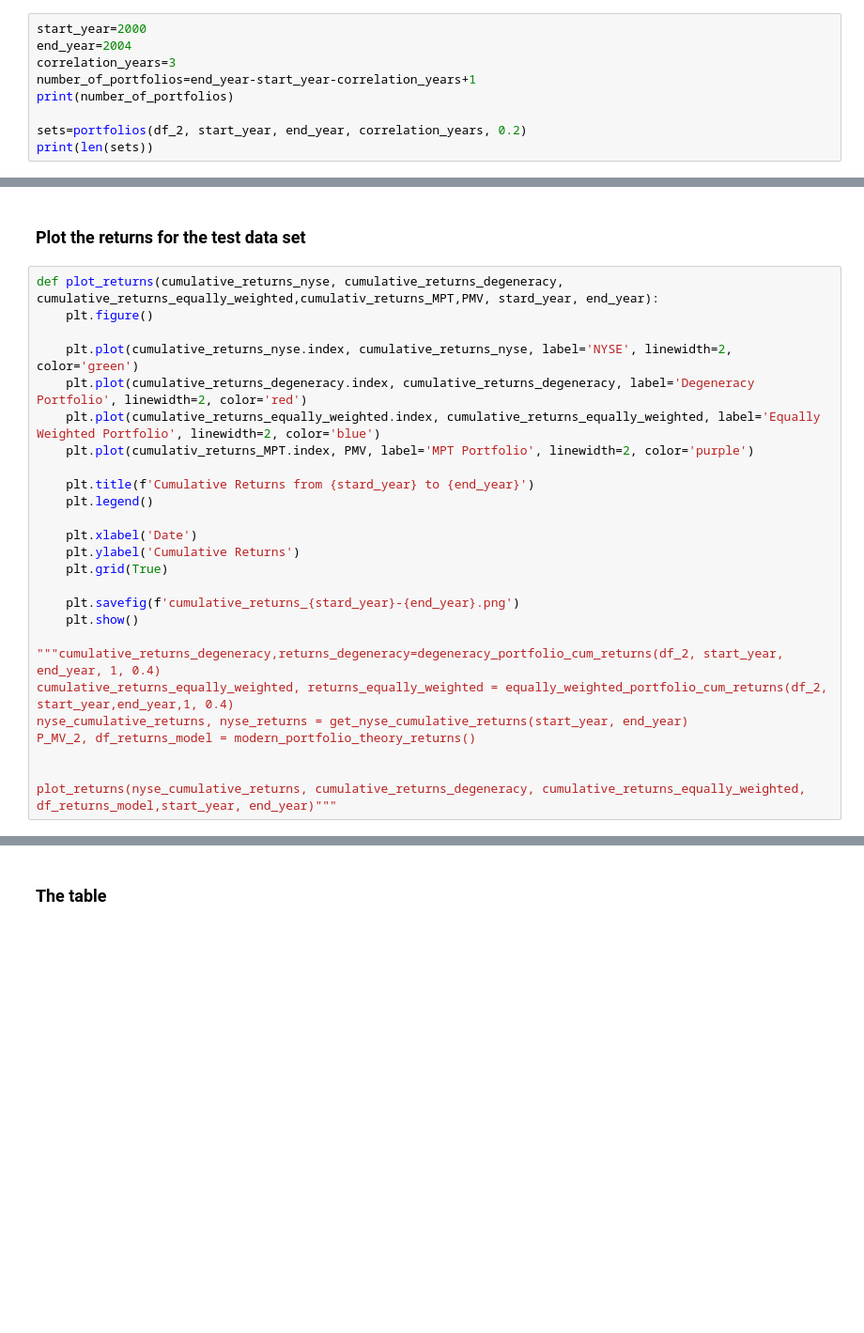
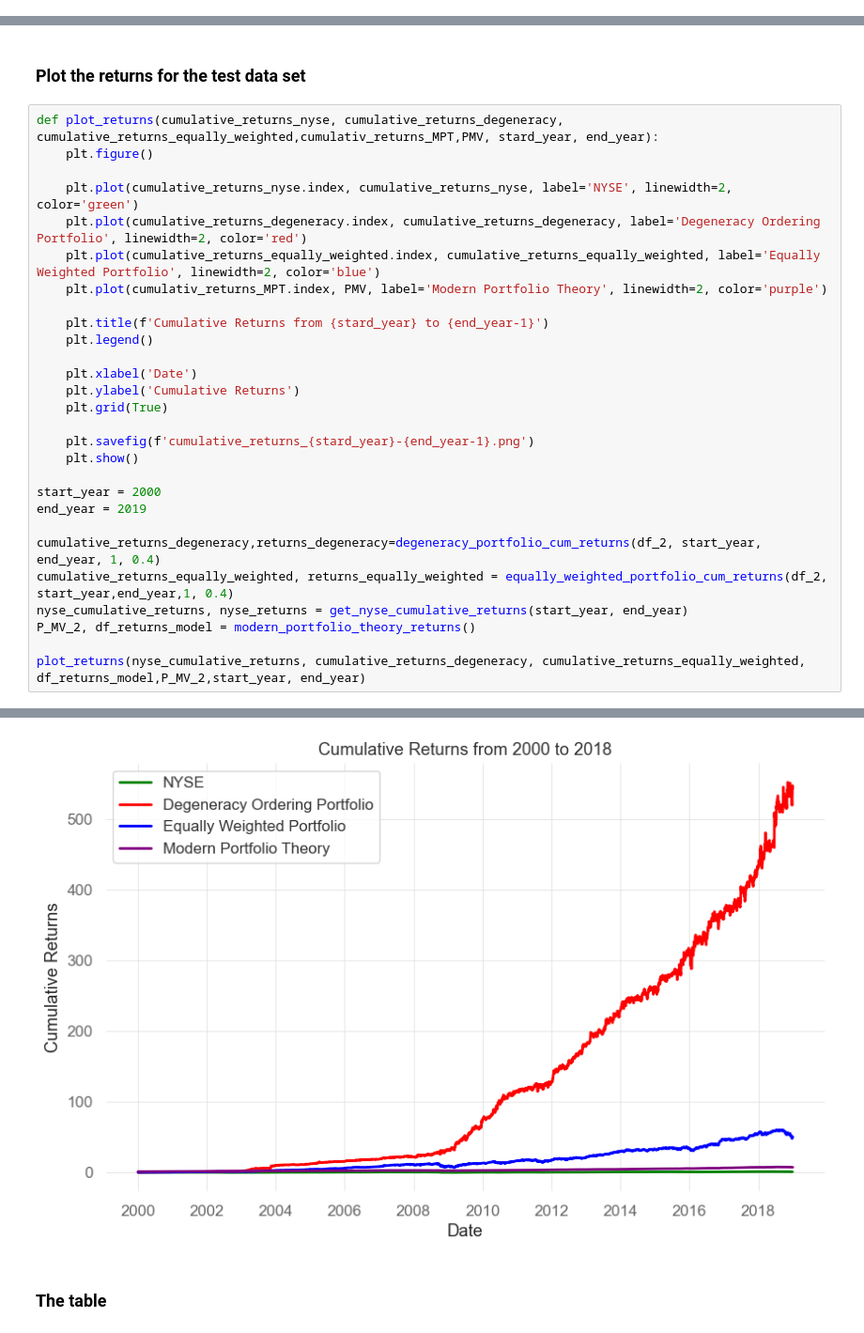
Before and after one commit to MiroshG/Economics, a Jupyter notebook: Proyect-5.0.ipynb, the cells around one changed output, grey strips where cells are left out. Shown at 94% size. Drawn from its saved outputs; the diff is of its cells as text; blank space fills up the shorter version.

```diff
--- a/Proyect-5.0.ipynb
+++ b/Proyect-5.0.ipynb
@@ -139,12 +139,3 @@ def first_portfolio(dataframe, start_year,  correlation_years, correlation_thres
     portfolio.update(independent_nodes)
 
     return list(portfolio)
-# %%
-start_year=2000
-end_year=2004
-correlation_years=3
-number_of_portfolios=end_year-start_year-correlation_years+1
-print(number_of_portfolios)
-
-sets=portfolios(df_2, start_year, end_year, correlation_years, 0.2)
-print(len(sets))
@@ -418,25 +404,27 @@ def plot_returns(cumulative_returns_nyse, cumulative_returns_degeneracy, cumulat
     plt.figure()
 
     plt.plot(cumulative_returns_nyse.index, cumulative_returns_nyse, label='NYSE', linewidth=2, color='green')
-    plt.plot(cumulative_returns_degeneracy.index, cumulative_returns_degeneracy, label='Degeneracy Portfolio', linewidth=2, color='red')
+    plt.plot(cumulative_returns_degeneracy.index, cumulative_returns_degeneracy, label='Degeneracy Ordering Portfolio', linewidth=2, color='red')
     plt.plot(cumulative_returns_equally_weighted.index, cumulative_returns_equally_weighted, label='Equally Weighted Portfolio', linewidth=2, color='blue')
-    plt.plot(cumulativ_returns_MPT.index, PMV, label='MPT Portfolio', linewidth=2, color='purple')
+    plt.plot(cumulativ_returns_MPT.index, PMV, label='Modern Portfolio Theory', linewidth=2, color='purple')
 
-    plt.title(f'Cumulative Returns from {stard_year} to {end_year}')
+    plt.title(f'Cumulative Returns from {stard_year} to {end_year-1}')
     plt.legend()
 
     plt.xlabel('Date')
     plt.ylabel('Cumulative Returns')
     plt.grid(True)
 
-    plt.savefig(f'cumulative_returns_{stard_year}-{end_year}.png')
+    plt.savefig(f'cumulative_returns_{stard_year}-{end_year-1}.png')
     plt.show()
 
-"""cumulative_returns_degeneracy,returns_degeneracy=degeneracy_portfolio_cum_returns(df_2, start_year, end_year, 1, 0.4)
+start_year = 2000
+end_year = 2019
+
+cumulative_returns_degeneracy,returns_degeneracy=degeneracy_portfolio_cum_returns(df_2, start_year, end_year, 1, 0.4)
 cumulative_returns_equally_weighted, returns_equally_weighted = equally_weighted_portfolio_cum_returns(df_2, start_year,end_year,1, 0.4)
 nyse_cumulative_returns, nyse_returns = get_nyse_cumulative_returns(start_year, end_year)
 P_MV_2, df_returns_model = modern_portfolio_theory_returns()
 
-
-plot_returns(nyse_cumulative_returns, cumulative_returns_degeneracy, cumulative_returns_equally_weighted, df_returns_model,start_year, end_year)"""
+plot_returns(nyse_cumulative_returns, cumulative_returns_degeneracy, cumulative_returns_equally_weighted, df_returns_model,P_MV_2,start_year, end_year)
 # %% [output]
@@ -444,3 +432,4 @@ plot_returns(nyse_cumulative_returns, cumulative_returns_degeneracy, cumulative_
+[figure, added]
 # %% [markdown]
 ### The table
 # %%
```
Also changed, not shown: parts of 6 cells of this notebook.
